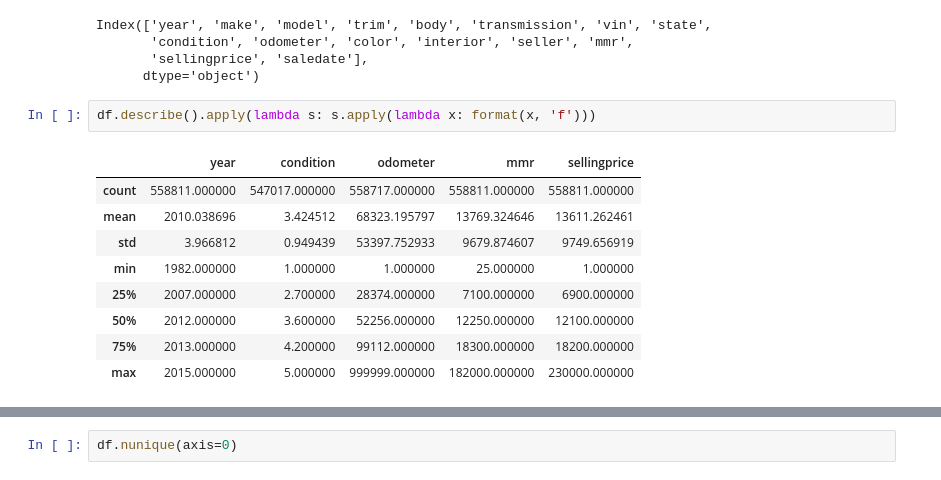
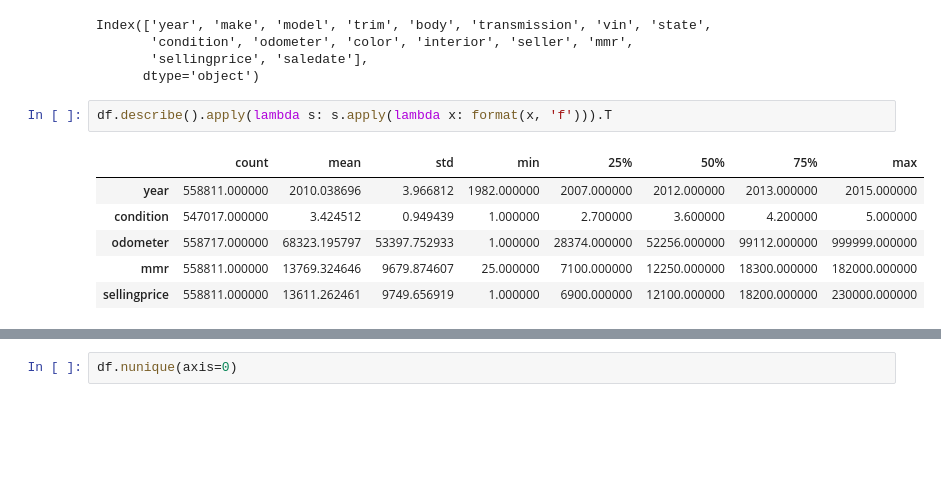
Before and after one commit to LiJnD/car_auctions_analysis, a Jupyter notebook: jupyter_notebooks/carsprice.ipynb, the cells around one changed output, grey strips where cells are left out. Cells and saved outputs as stored; diff of their text form; blank space fills up the shorter version.

```diff
--- a/jupyter_notebooks/carsprice.ipynb
+++ b/jupyter_notebooks/carsprice.ipynb
@@ -45,14 +45,11 @@ Index(['year', 'make', 'model', 'trim', 'body', 'transmission', 'vin', 'state',
        'sellingprice', 'saledate'],
       dtype='object')
 # %%
-df.describe().apply(lambda s: s.apply(lambda x: format(x, 'f')))
+df.describe().apply(lambda s: s.apply(lambda x: format(x, 'f'))).T
 # %% [output]
-|  | year | condition | odometer | mmr | sellingprice |
-| count | 558811.000000 | 547017.000000 | 558717.000000 | 558811.000000 | 558811.000000 |
-| mean | 2010.038696 | 3.424512 | 68323.195797 | 13769.324646 | 13611.262461 |
-| std | 3.966812 | 0.949439 | 53397.752933 | 9679.874607 | 9749.656919 |
-| min | 1982.000000 | 1.000000 | 1.000000 | 25.000000 | 1.000000 |
-| 25% | 2007.000000 | 2.700000 | 28374.000000 | 7100.000000 | 6900.000000 |
-| 50% | 2012.000000 | 3.600000 | 52256.000000 | 12250.000000 | 12100.000000 |
-| 75% | 2013.000000 | 4.200000 | 99112.000000 | 18300.000000 | 18200.000000 |
-| max | 2015.000000 | 5.000000 | 999999.000000 | 182000.000000 | 230000.000000 |
+|  | count | mean | std | min | 25% | 50% | 75% | max |
+| year | 558811.000000 | 2010.038696 | 3.966812 | 1982.000000 | 2007.000000 | 2012.000000 | 2013.000000 | 2015.000000 |
+| condition | 547017.000000 | 3.424512 | 0.949439 | 1.000000 | 2.700000 | 3.600000 | 4.200000 | 5.000000 |
+| odometer | 558717.000000 | 68323.195797 | 53397.752933 | 1.000000 | 28374.000000 | 52256.000000 | 99112.000000 | 999999.000000 |
+| mmr | 558811.000000 | 13769.324646 | 9679.874607 | 25.000000 | 7100.000000 | 12250.000000 | 18300.000000 | 182000.000000 |
+| sellingprice | 558811.000000 | 13611.262461 | 9749.656919 | 1.000000 | 6900.000000 | 12100.000000 | 18200.000000 | 230000.000000 |
```
Also changed, not shown: parts of 2 cells of this notebook.
